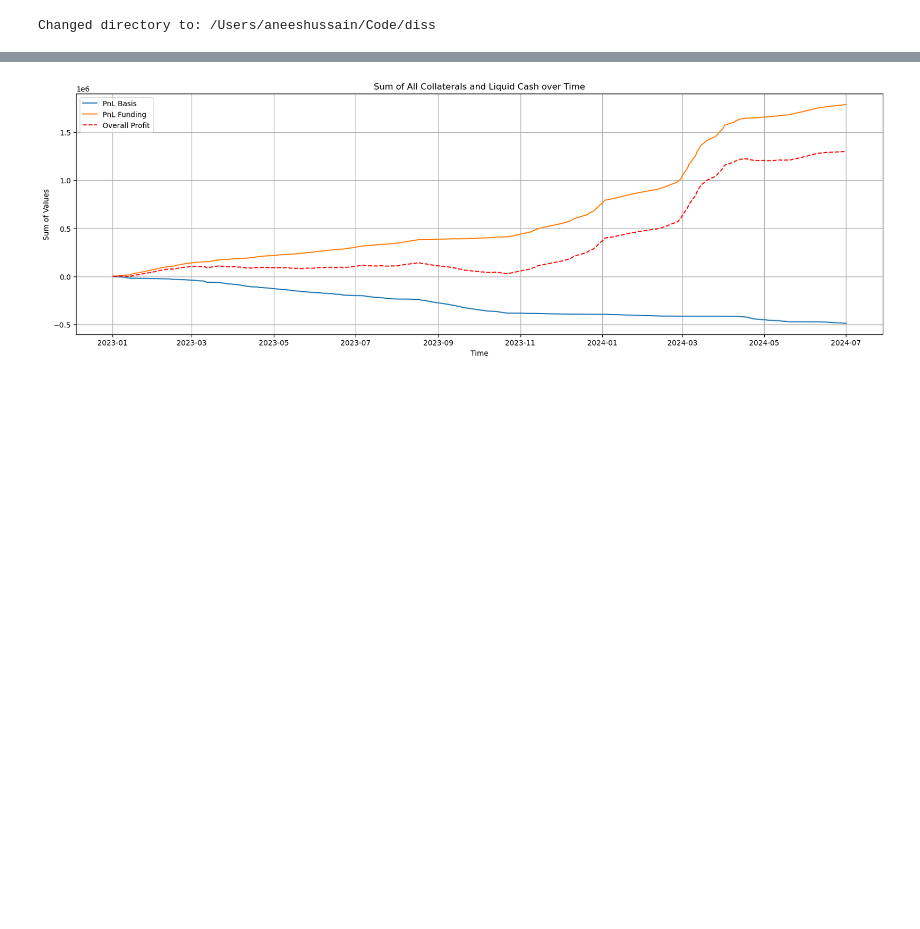
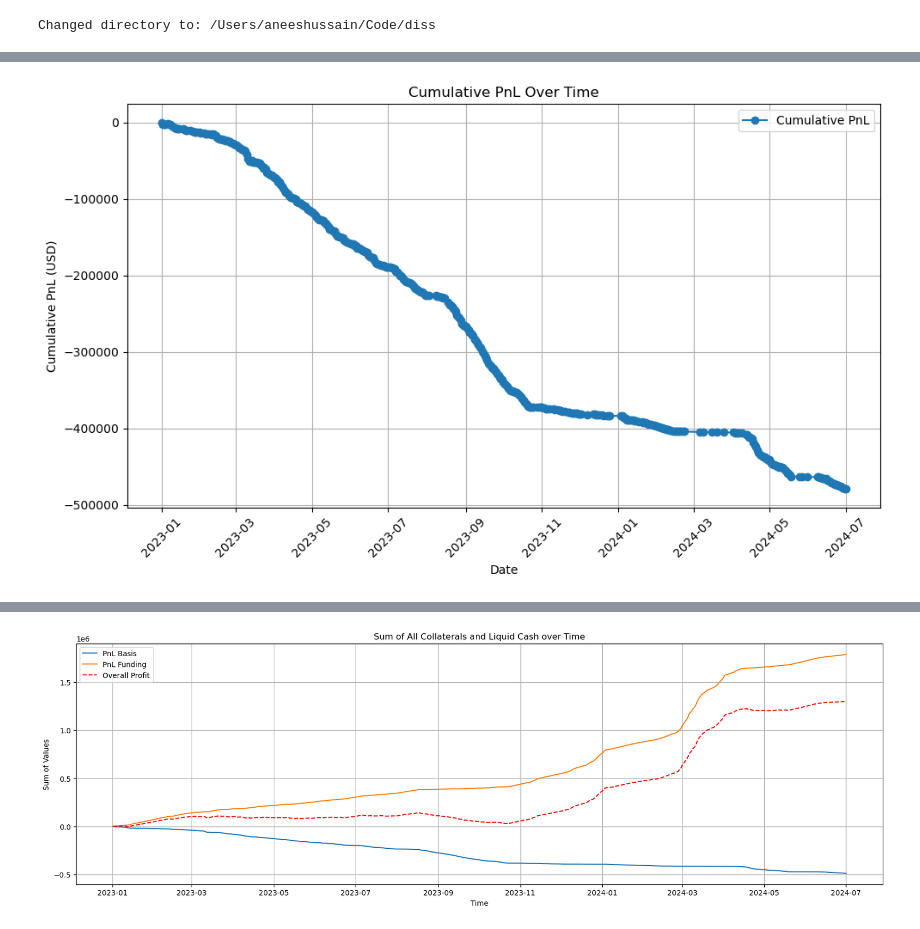
Before and after one commit to AHA-HH/optimising-funding-rate-arbitrage, a Jupyter notebook: analysis/exploratory.ipynb, the cells around one changed output, grey strips where cells are left out. Saved outputs shown, nothing was run; the diff lists cells and outputs as text; code cells hidden in the pictures; blank space fills up the shorter version.

```diff
--- a/analysis/exploratory.ipynb
+++ b/analysis/exploratory.ipynb
@@ -20,0 +113,30 @@ Changed directory to: /Users/aneeshussain/Code/diss
+# %%
+filepath = './results/test1/trades_log.csv'
+
+trades_df = pd.read_csv(filepath)
+# Convert 'close_time' to datetime
+trades_df['close_time'] = pd.to_datetime(trades_df['close_time'])
+
+# Sort by 'close_time' to ensure trades are in the correct order
+trades_df.sort_values(by='close_time', inplace=True)
+
+# Group by 'close_time' to sum PnL by date (optional, can skip this step if you want individual trades)
+trades_df['close_date'] = trades_df['close_time'].dt.date  # Get the date without time
+daily_pnl = trades_df.groupby('close_date')['pnl'].sum()
+
+# Calculate the cumulative sum of PnL to reflect total capital change over time
+cumulative_pnl = daily_pnl.cumsum()
+
+# Plot the cumulative PnL
+plt.figure(figsize=(10, 6))
+plt.plot(cumulative_pnl.index, cumulative_pnl.values, label='Cumulative PnL', marker='o')
+plt.xlabel('Date')
+plt.ylabel('Cumulative PnL (USD)')
+plt.title('Cumulative PnL Over Time')
+plt.grid(True)
+plt.legend()
+plt.xticks(rotation=45)
+plt.tight_layout()
+plt.show()
+# %% [output]
+[figure, added]
```
Also changed, not shown: parts of 7 cells of this notebook, 6 other files.
